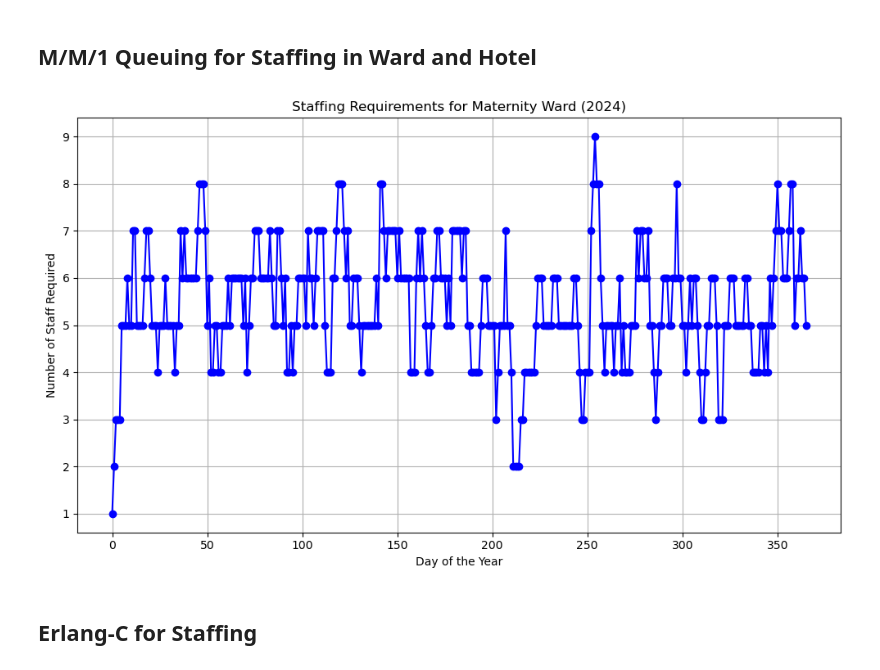
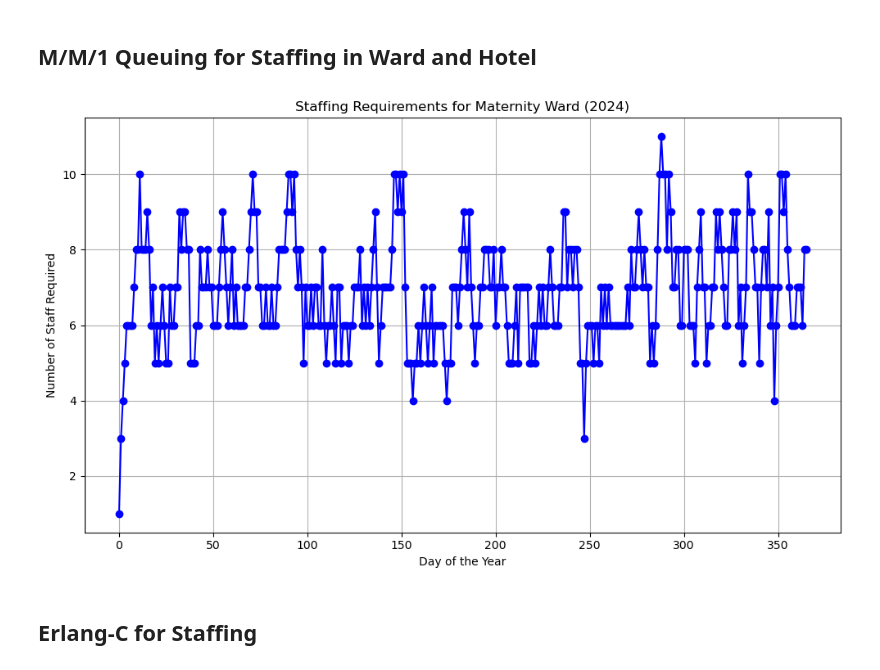
Before and after one commit to JoachimSvensson/HealthSector, a Jupyter notebook: NHS.ipynb, the cells around one changed output. Saved outputs shown, nothing was run; the diff lists cells and outputs as text; code cells hidden in the pictures.

```diff
--- a/NHS.ipynb
+++ b/NHS.ipynb
@@ -165,38 +166,34 @@ plt.show()
 # %% [markdown]
 ## M/M/1 Queuing for Staffing in Ward and Hotel
 # %%
-import simpy
-import numpy as np
-import matplotlib.pyplot as plt
-
 # Define simulation parameters
 num_days = 366
 day = 0
 daily_hotel_ward = []
 for row in num_people_in_ward:
     daily_hotel_ward.append(row + patients_in_hotel[day])
     day +=1
 
 daily_patient_load = daily_hotel_ward
-patient_to_staff_ratio = 4
+patient_to_staff_ratio = 3
 shift_length_hours = 8
 num_shifts_per_day = 3
 service_time_mean = 1
 
 # Simulate staffing requirements for each day
 num_staff_required = [np.ceil(patients / patient_to_staff_ratio) for patients in daily_patient_load]
 
 # Plot staffing requirements
 plt.figure(figsize=(10, 6))
 plt.plot(num_staff_required, marker='o', color='b', linestyle='-')
 plt.title('Staffing Requirements for Maternity Ward (2024)')
 plt.xlabel('Day of the Year')
 plt.ylabel('Number of Staff Required')
 plt.grid(True)
 plt.tight_layout()
 plt.show()
 # %% [output]
-[figure, old version]
+[figure, new version]
 # %% [markdown]
 ## Erlang-C for Staffing
 # %%
```
Also changed, not shown: parts of 10 cells of this notebook, 1 other file.
